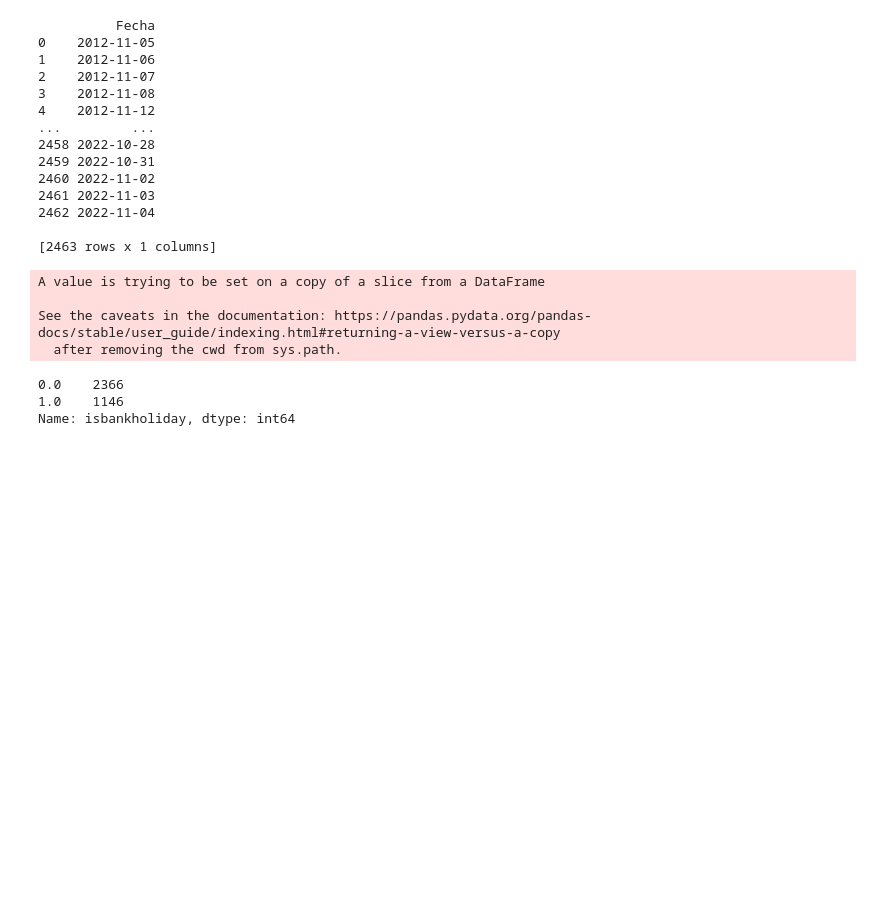
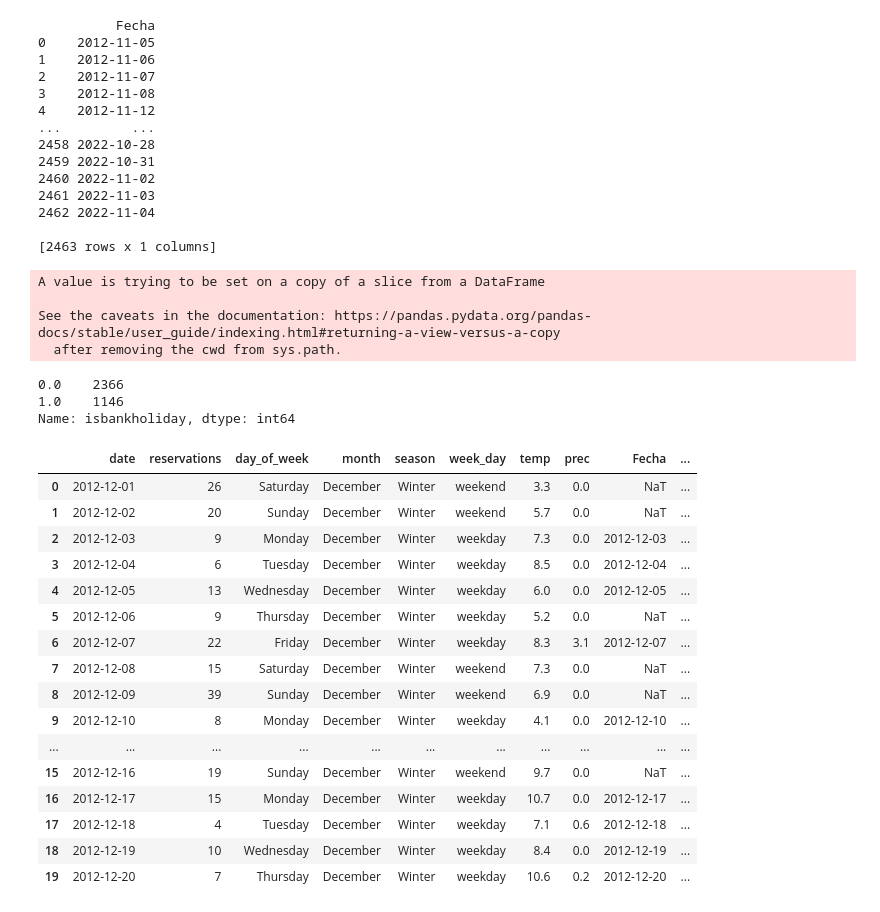
Before and after one commit to sugus-labs/schedulin, a Jupyter notebook: utils/base.ipynb, the cells around one changed output. Cells and saved outputs as stored; diff of their text form; code cells hidden in the pictures; blank space fills up the shorter version.

```diff
--- a/utils/base.ipynb
+++ b/utils/base.ipynb
@@ -213,3 +213,23 @@ new_reservation_df['isbankholiday'].value_counts()
 0.0    2366
 1.0    1146
 Name: isbankholiday, dtype: int64
+# %%
+new_reservation_df.head(20)
+# %% [output]
+|  | date | reservations | day_of_week | month | season | week_day | temp | prec | Fecha | ... |
+| 0 | 2012-12-01 | 26 | Saturday | December | Winter | weekend | 3.3 | 0.0 | NaT | ... |
+| 1 | 2012-12-02 | 20 | Sunday | December | Winter | weekend | 5.7 | 0.0 | NaT | ... |
+| 2 | 2012-12-03 | 9 | Monday | December | Winter | weekday | 7.3 | 0.0 | 2012-12-03 | ... |
+| 3 | 2012-12-04 | 6 | Tuesday | December | Winter | weekday | 8.5 | 0.0 | 2012-12-04 | ... |
+| 4 | 2012-12-05 | 13 | Wednesday | December | Winter | weekday | 6.0 | 0.0 | 2012-12-05 | ... |
+| 5 | 2012-12-06 | 9 | Thursday | December | Winter | weekday | 5.2 | 0.0 | NaT | ... |
+| 6 | 2012-12-07 | 22 | Friday | December | Winter | weekday | 8.3 | 3.1 | 2012-12-07 | ... |
+| 7 | 2012-12-08 | 15 | Saturday | December | Winter | weekend | 7.3 | 0.0 | NaT | ... |
+| 8 | 2012-12-09 | 39 | Sunday | December | Winter | weekend | 6.9 | 0.0 | NaT | ... |
+| 9 | 2012-12-10 | 8 | Monday | December | Winter | weekday | 4.1 | 0.0 | 2012-12-10 | ... |
+| ... | ... | ... | ... | ... | ... | ... | ... | ... | ... | ... |
+| 15 | 2012-12-16 | 19 | Sunday | December | Winter | weekend | 9.7 | 0.0 | NaT | ... |
+| 16 | 2012-12-17 | 15 | Monday | December | Winter | weekday | 10.7 | 0.0 | 2012-12-17 | ... |
+| 17 | 2012-12-18 | 4 | Tuesday | December | Winter | weekday | 7.1 | 0.6 | 2012-12-18 | ... |
+| 18 | 2012-12-19 | 10 | Wednesday | December | Winter | weekday | 8.4 | 0.0 | 2012-12-19 | ... |
+| 19 | 2012-12-20 | 7 | Thursday | December | Winter | weekday | 10.6 | 0.2 | 2012-12-20 | ... |
```
Also changed, not shown: parts of 54 cells of this notebook.
